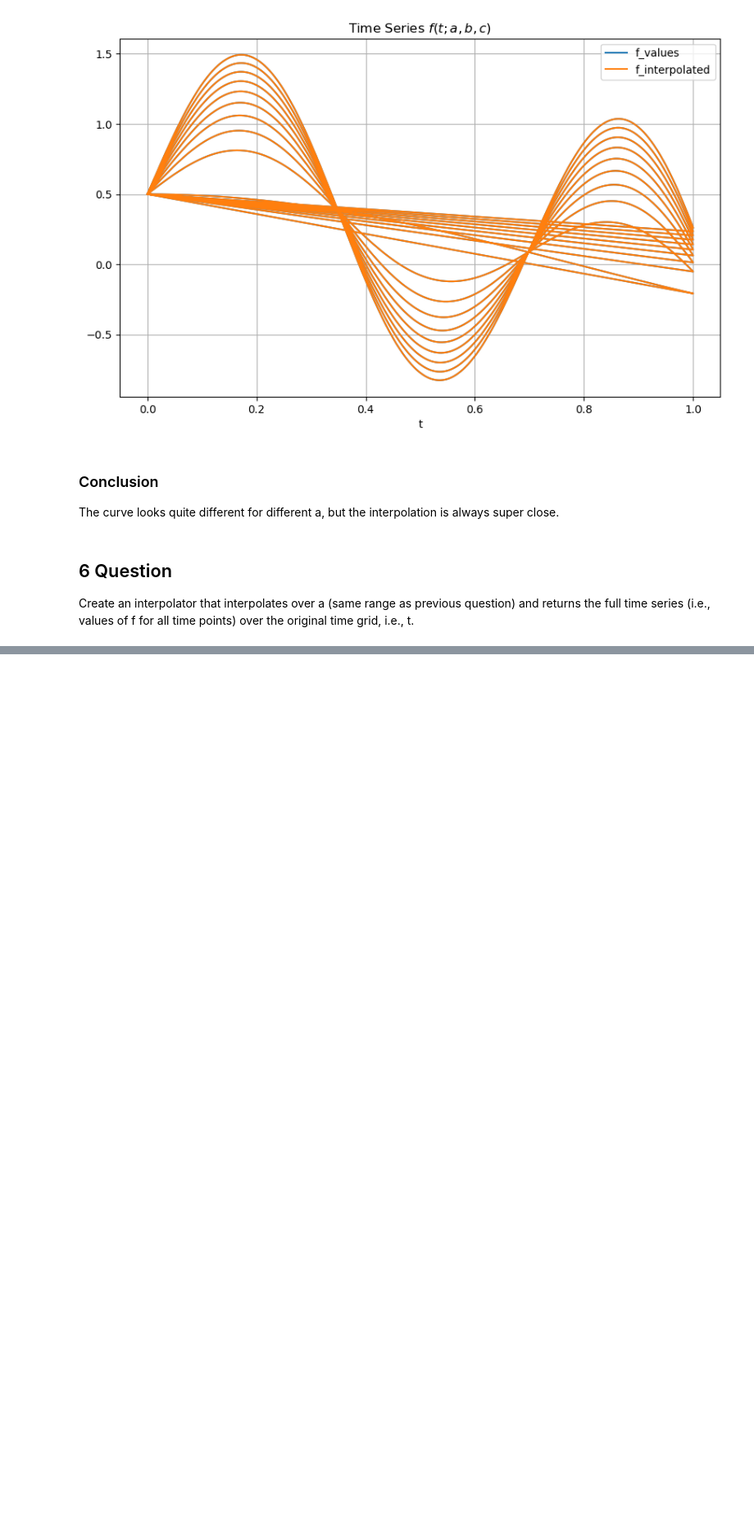
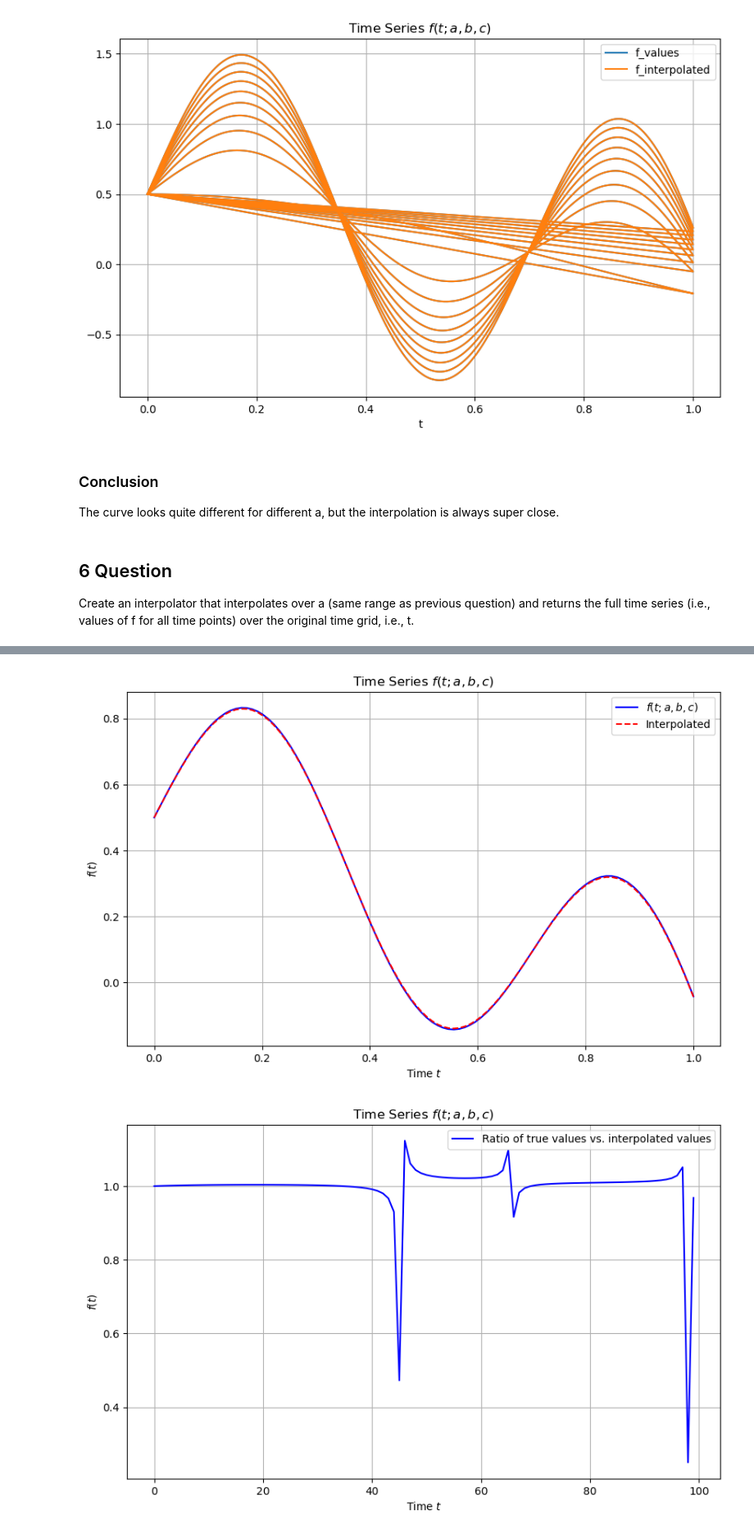
Before and after one commit to BenNorsk/curse_of_dimensionality, a Jupyter notebook: main.ipynb, the cells around one changed output, grey strips where cells are left out. Shown at 82% size. Drawn from its saved outputs; the diff is of its cells as text; code cells hidden in the pictures; blank space fills up the shorter version.

```diff
--- a/main.ipynb
+++ b/main.ipynb
@@ -204,0 +177,31 @@ For more details see
+# %%
+t = np.linspace(0, 1, 100)
+a = np.linspace(0, 1, 10)
+values = np.array([[f(t_val, a_val, b, c) for t_val in t] for a_val in a])
+
+# Create the interpolator
+f_interpolated = scipy.interpolate.RegularGridInterpolator((a, t), values)
+
+
+def get_interpolated_values_given_a(a):
+    # Obtain the points for a
+    points = np.array([[a, t_val] for t_val in t])
+
+    # Obtain the interpolated values for a = 0.125 and all 100 t's.
+    interpolated_values = f_interpolated(points)
+
+    return interpolated_values
+
+# Get the interpolated values for a = 0.125
+a_fixed = 0.125
+interpolated_values = get_interpolated_values_given_a(a_fixed)
+
+# Plot the values of f(t) and the interpolated function
+plot_against_interpolation(a_fixed, b, c, interpolated_values, t)
+
+# Obtain the right true values
+f_values = np.array([f(t_val, a_fixed, b, c) for t_val in t])
+plot_ratio(f_values, interpolated_values)
+# %% [output]
+[figure, added]
+[figure, added]
```
Also changed, not shown: parts of 7 cells of this notebook.
